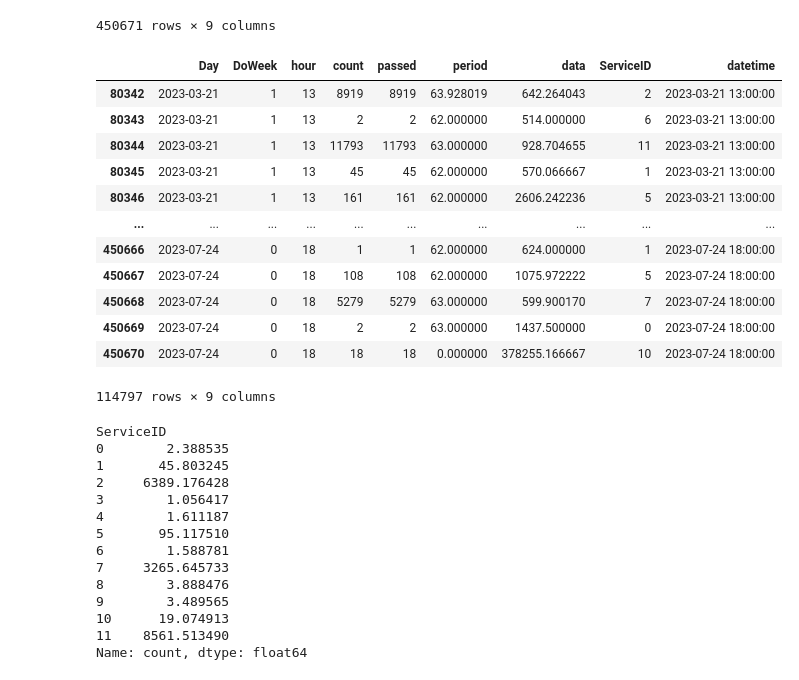
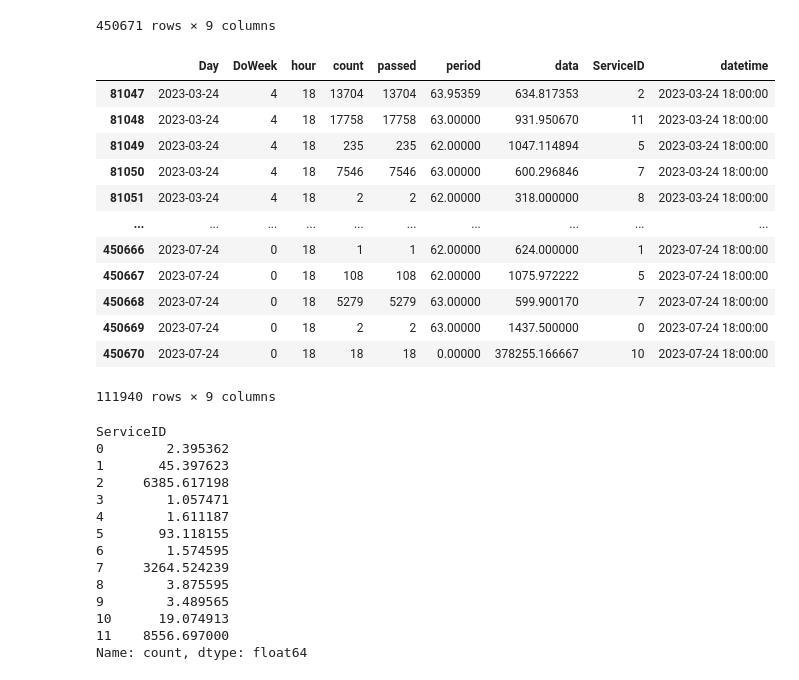
Before and after one commit to giunzz/Data_Science, a Jupyter notebook: GK_data/BT.ipynb, the cells around one changed output. Cells and saved outputs as stored; diff of their text form; code cells hidden in the pictures.

```diff
--- a/GK_data/BT.ipynb
+++ b/GK_data/BT.ipynb
@@ -57,40 +57,40 @@ def query(df, t_datetime, months=0, years=0, days=0, hours=0):
     return df.loc[mask]
 # %%
 t = "2023-07-24 18:00:00"
-result = query(df, t, years=0, months=4, days=3, hours=5)
+result = query(df, t, years=0, months=4, days=0, hours=0)
 result = result.sort_index()
 result
 # %% [output]
 |  | Day | DoWeek | hour | count | passed | period | data | ServiceID | datetime |
-| 80342 | 2023-03-21 | 1 | 13 | 8919 | 8919 | 63.928019 | 642.264043 | 2 | 2023-03-21 13:00:00 |
-| 80343 | 2023-03-21 | 1 | 13 | 2 | 2 | 62.000000 | 514.000000 | 6 | 2023-03-21 13:00:00 |
-| 80344 | 2023-03-21 | 1 | 13 | 11793 | 11793 | 63.000000 | 928.704655 | 11 | 2023-03-21 13:00:00 |
-| 80345 | 2023-03-21 | 1 | 13 | 45 | 45 | 62.000000 | 570.066667 | 1 | 2023-03-21 13:00:00 |
-| 80346 | 2023-03-21 | 1 | 13 | 161 | 161 | 62.000000 | 2606.242236 | 5 | 2023-03-21 13:00:00 |
+| 81047 | 2023-03-24 | 4 | 18 | 13704 | 13704 | 63.95359 | 634.817353 | 2 | 2023-03-24 18:00:00 |
+| 81048 | 2023-03-24 | 4 | 18 | 17758 | 17758 | 63.00000 | 931.950670 | 11 | 2023-03-24 18:00:00 |
+| 81049 | 2023-03-24 | 4 | 18 | 235 | 235 | 62.00000 | 1047.114894 | 5 | 2023-03-24 18:00:00 |
+| 81050 | 2023-03-24 | 4 | 18 | 7546 | 7546 | 63.00000 | 600.296846 | 7 | 2023-03-24 18:00:00 |
+| 81051 | 2023-03-24 | 4 | 18 | 2 | 2 | 62.00000 | 318.000000 | 8 | 2023-03-24 18:00:00 |
 | ... | ... | ... | ... | ... | ... | ... | ... | ... | ... |
-| 450666 | 2023-07-24 | 0 | 18 | 1 | 1 | 62.000000 | 624.000000 | 1 | 2023-07-24 18:00:00 |
-| 450667 | 2023-07-24 | 0 | 18 | 108 | 108 | 62.000000 | 1075.972222 | 5 | 2023-07-24 18:00:00 |
-| 450668 | 2023-07-24 | 0 | 18 | 5279 | 5279 | 63.000000 | 599.900170 | 7 | 2023-07-24 18:00:00 |
-| 450669 | 2023-07-24 | 0 | 18 | 2 | 2 | 63.000000 | 1437.500000 | 0 | 2023-07-24 18:00:00 |
-| 450670 | 2023-07-24 | 0 | 18 | 18 | 18 | 0.000000 | 378255.166667 | 10 | 2023-07-24 18:00:00 |
+| 450666 | 2023-07-24 | 0 | 18 | 1 | 1 | 62.00000 | 624.000000 | 1 | 2023-07-24 18:00:00 |
+| 450667 | 2023-07-24 | 0 | 18 | 108 | 108 | 62.00000 | 1075.972222 | 5 | 2023-07-24 18:00:00 |
+| 450668 | 2023-07-24 | 0 | 18 | 5279 | 5279 | 63.00000 | 599.900170 | 7 | 2023-07-24 18:00:00 |
+| 450669 | 2023-07-24 | 0 | 18 | 2 | 2 | 63.00000 | 1437.500000 | 0 | 2023-07-24 18:00:00 |
+| 450670 | 2023-07-24 | 0 | 18 | 18 | 18 | 0.00000 | 378255.166667 | 10 | 2023-07-24 18:00:00 |
-114797 rows × 9 columns
+111940 rows × 9 columns
 # %%
 a = result.groupby("ServiceID")["count"].mean()
 a
 # %% [output]
 ServiceID
-0        2.388535
-1       45.803245
-2     6389.176428
-3        1.056417
+0        2.395362
+1       45.397623
+2     6385.617198
+3        1.057471
 4        1.611187
-5       95.117510
-6        1.588781
-7     3265.645733
-8        3.888476
+5       93.118155
+6        1.574595
+7     3264.524239
+8        3.875595
 9        3.489565
 10      19.074913
-11    8561.513490
+11    8556.697000
 Name: count, dtype: float64
 # %%
 # Rút trích đặc trưng trong khoảng [t - delta_t, t]
```
Also changed, not shown: parts of 17 cells of this notebook.
